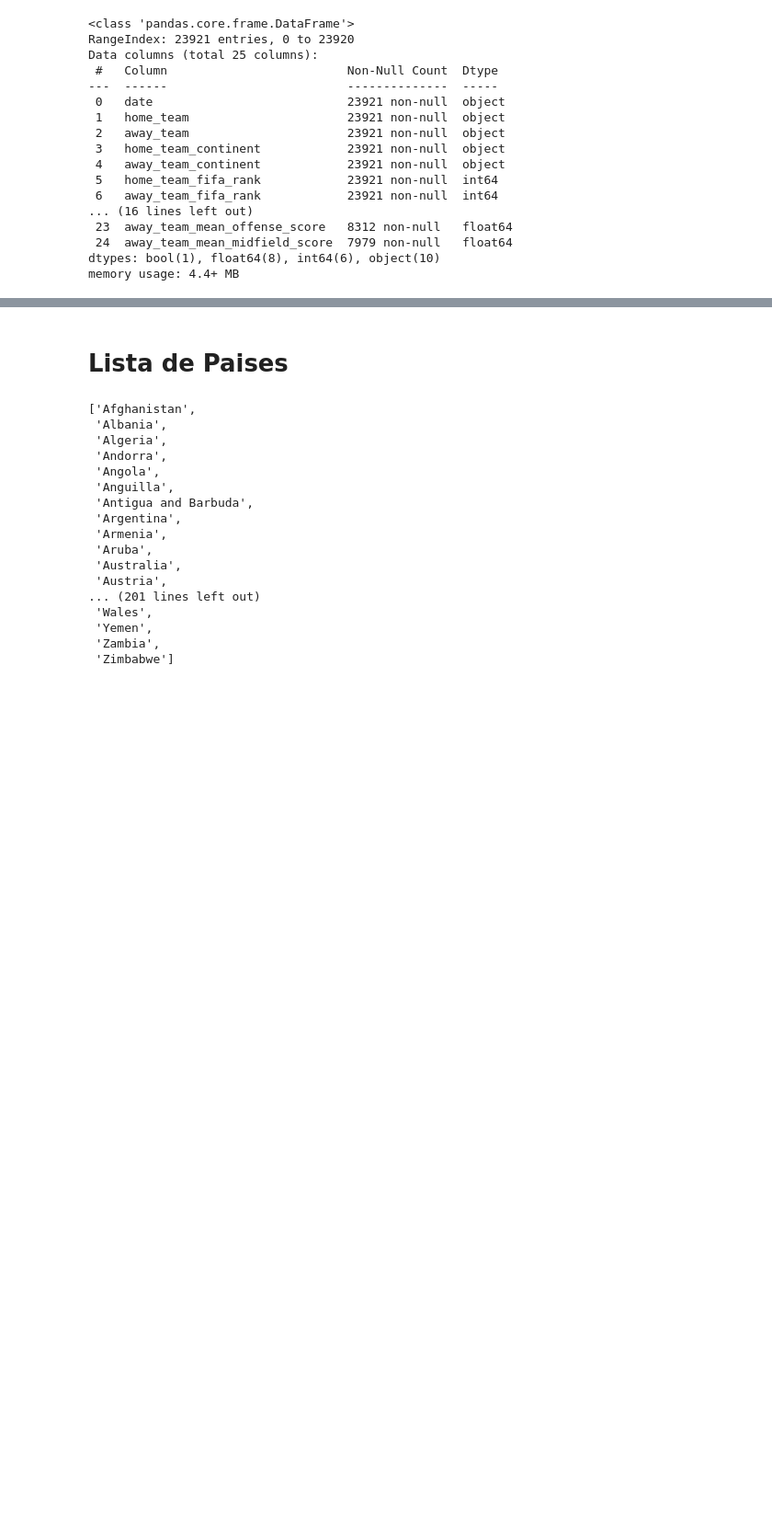
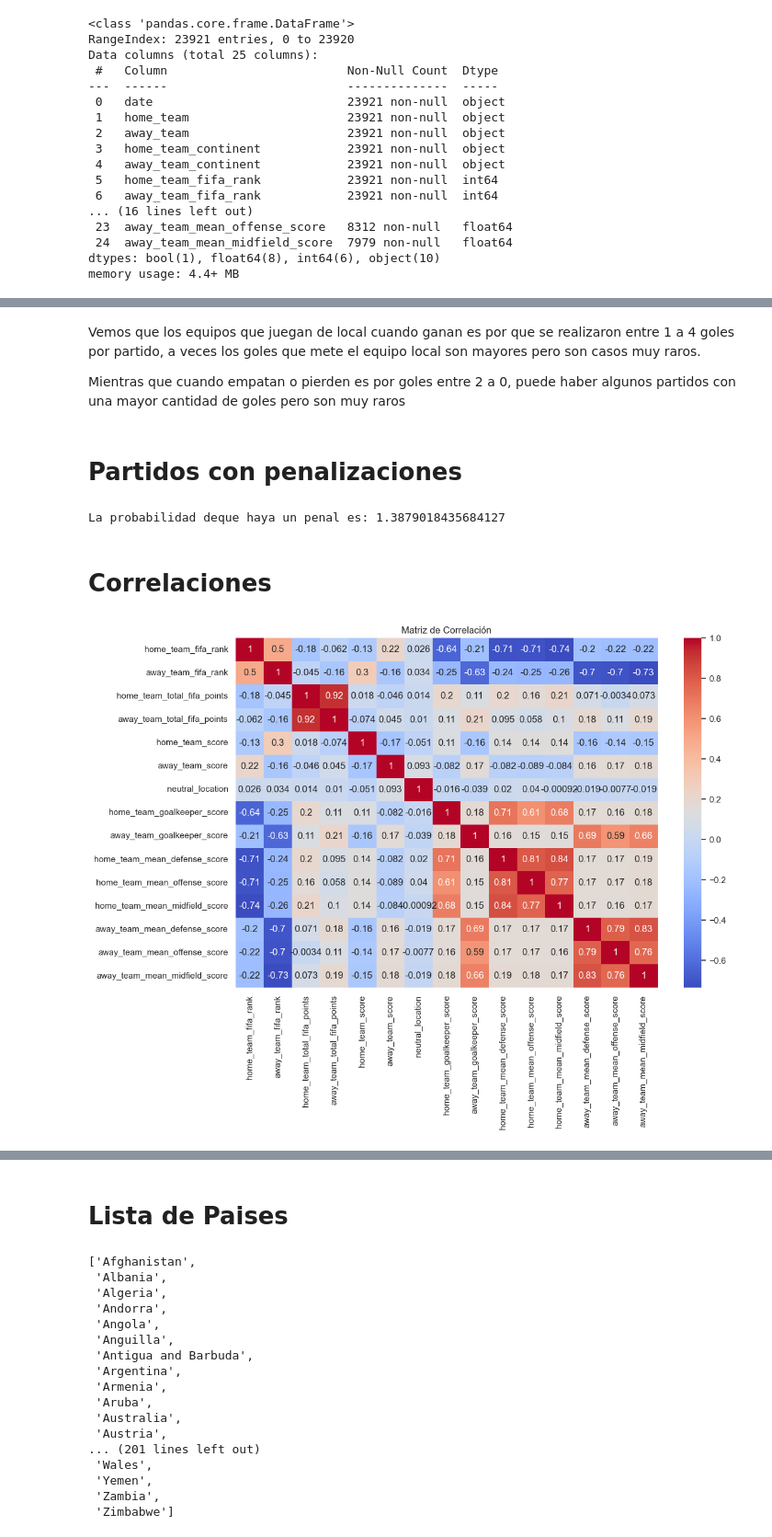
Before and after one commit to javierdamiani/fifa_games, a Jupyter notebook: Fifa.ipynb, the cells around one changed output, grey strips where cells are left out. Shown: that part at 92% size. Saved outputs shown, nothing was run; the diff lists cells and outputs as text; code cells hidden in the pictures; blank space fills up the shorter version.

Commit message:
Agregado analisis de matriz, distribucion y relacion

```diff
--- a/Fifa.ipynb
+++ b/Fifa.ipynb
@@ -42,0 +80,23 @@ memory usage: 4.4+ MB
+# %% [markdown]
+Vemos que los equipos que juegan de local cuando ganan es por que se realizaron entre 1 a 4 goles por partido, a veces los goles que mete el equipo local son mayores pero son casos muy raros.
+
+Mientras que cuando empatan o pierden es por goles entre 2 a 0, puede haber algunos partidos con una mayor cantidad de goles pero son muy raros
+# %% [markdown]
+# Partidos con penalizaciones
+# %%
+penalty_matches = df[df['shoot_out'] == 'Yes']
+penalty_frequency = len(penalty_matches) / len(df) * 100
+print("La probabilidad deque haya un penal es:" ,penalty_frequency)
+# %% [output]
+La probabilidad deque haya un penal es: 1.3879018435684127
+# %% [markdown]
+# Correlaciones
+# %%
+# Matriz de correlación
+correlation_matrix = df.corr()
+plt.figure(figsize=(12, 8))
+sns.heatmap(correlation_matrix, annot=True, cmap='coolwarm')
+plt.title('Matriz de Correlación')
+plt.show()
+# %% [output]
+[figure, added]
```
Also changed, not shown: parts of 16 cells of this notebook.
